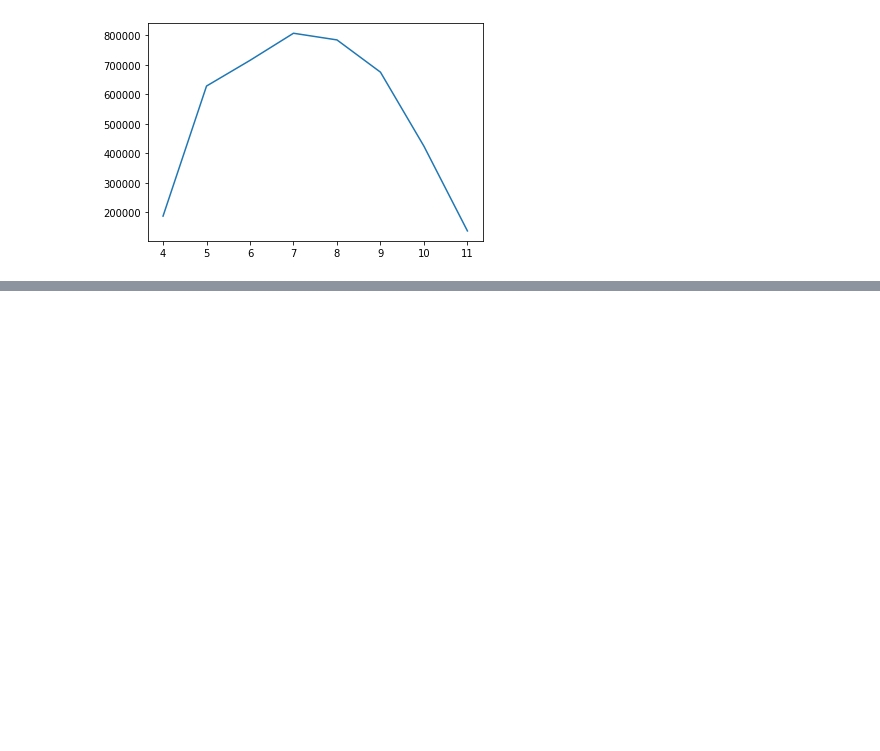
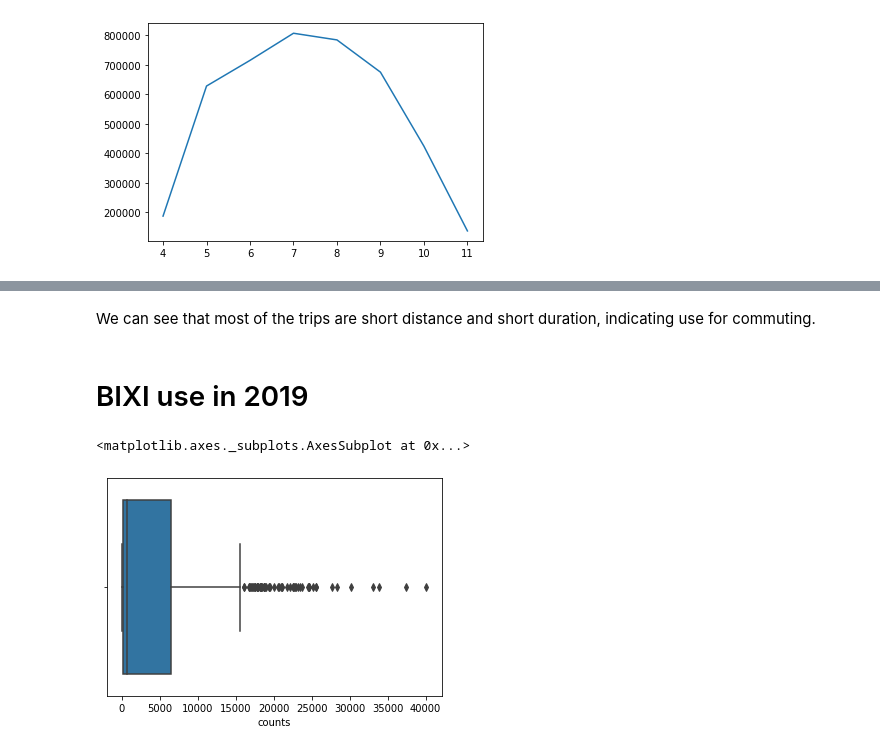
Before and after one commit to daviskia/ada-project-deep-penguin, a Jupyter notebook: BixiAnalysis.ipynb, the cells around one changed output, grey strips where cells are left out. Saved outputs shown, nothing was run; the diff lists cells and outputs as text; code cells hidden in the pictures; blank space fills up the shorter version.

```diff
--- a/BixiAnalysis.ipynb
+++ b/BixiAnalysis.ipynb
@@ -159,0 +181,11 @@ plt.plot(monthly.index, monthly.trips_per_month)
+# %% [markdown]
+We can see that most of the trips are short distance and short duration, indicating use for commuting.
+# %% [markdown]
+# BIXI use in 2019
+# %%
+#distribution of station popularity by start of trips from given station
+station_use19 = station_use.query('year==2019')
+sns.boxplot(x=station_use19['counts'])
+# %% [output]
+<matplotlib.axes._subplots.AxesSubplot at 0x...>
+[figure, added]
```
Also changed, not shown: parts of 9 cells of this notebook.
